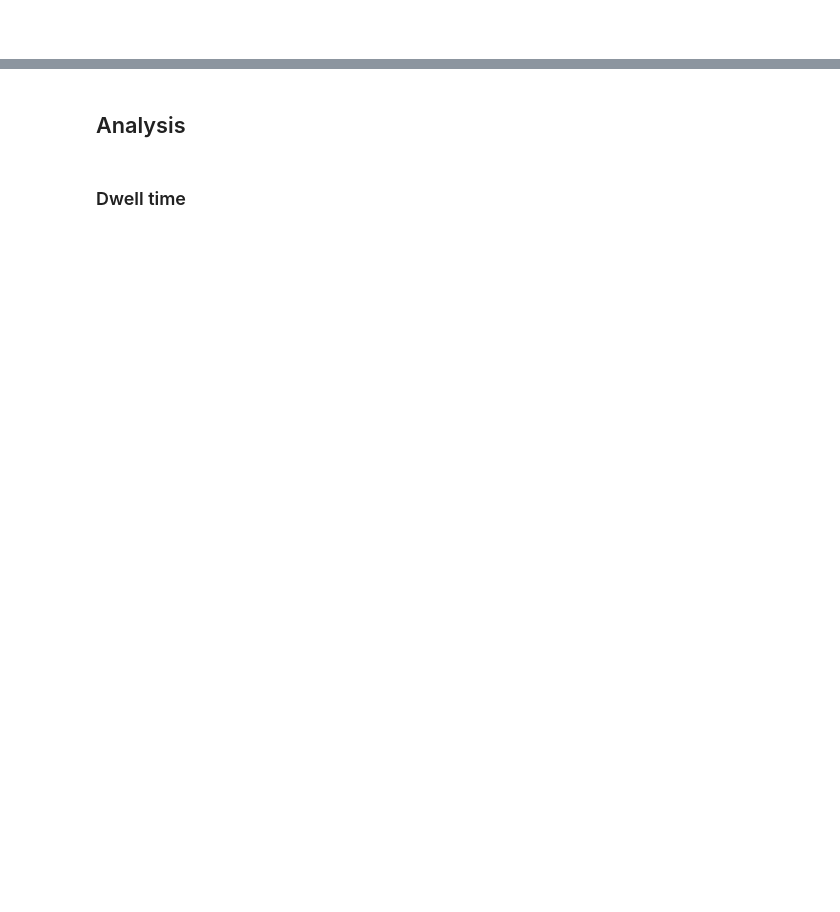
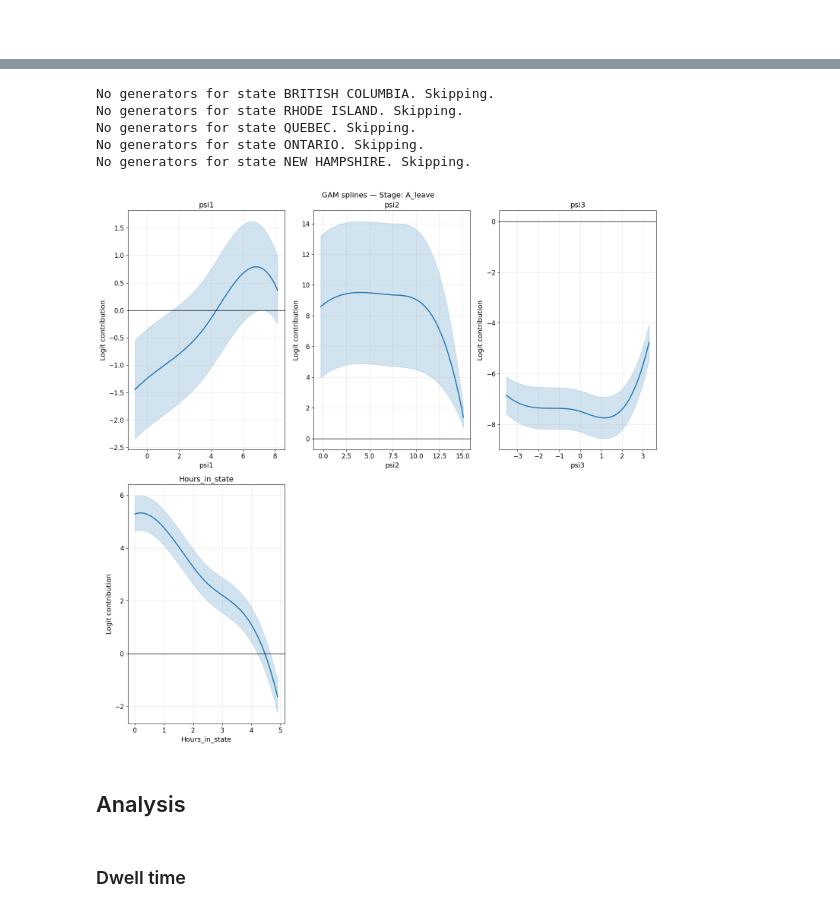
Before and after one commit to malo-lahogue/Generator-outage-probability, a Jupyter notebook: Notebooks/ARCHIVE/model_validation.ipynb, the cells around one changed output, grey strips where cells are left out. Cells and saved outputs as stored; diff of their text form; code cells hidden in the pictures; blank space fills up the shorter version.

```diff
--- a/Notebooks/model_validation.ipynb
+++ b/Notebooks/ARCHIVE/model_validation.ipynb
@@ -322,0 +449,30 @@ No probability dataframe found for state: NEW HAMPSHIRE, model: Naive
+# %%
+generator_per_state_new = {}
+for state, val in generators_per_state.items():
+    if val.empty:
+        print(f"No generators for state {state}. Skipping.")
+        continue
+    # val['Start_dwell_time'] = 1
+    res = val.apply(
+        lambda row: get_historical_initial_state_and_dwell_time(
+            row['UnitID'], row['Start_date'], start_state_2022_2023_df
+        ),
+        axis=1
+    )
+    val['Start_state'] = res['Start_state']
+    val['Start_dwell_time'] = res['Start_dwell_time'].fillna(1).astype(int)
+    generator_per_state_new[state] = val
+generators_per_state = generator_per_state_new
+# %% [output]
+No generators for state BRITISH COLUMBIA. Skipping.
+No generators for state RHODE ISLAND. Skipping.
+No generators for state QUEBEC. Skipping.
+No generators for state ONTARIO. Skipping.
+No generators for state NEW HAMPSHIRE. Skipping.
+# %%
+feat_data = SMC_meta['feature_cols'].copy()
+feat_data.remove('Hours_in_state')
+
+df_inputs = MC_model_general_results[['Datetime_UTC']+feat_data+['State']].copy()
+df_inputs.drop_duplicates(subset=['Datetime_UTC', 'State'], inplace=True)
+SMC_generation_inputs_by_state = {state: df_inputs.loc[df_inputs['State'] == state][['Datetime_UTC']+feat_data].copy().reset_index(drop=True) for state in df_inputs['State'].unique()}
@@ -322,0 +777,18 @@ No probability dataframe found for state: NEW HAMPSHIRE, model: Naive
+# %%
+for model_name, model in SMC_models.items():
+    l = len(scenarios_inputs_by_state.keys())
+    for i, state in enumerate(scenarios_inputs_by_state.keys()):
+        print(f"({model_name}) Processing {state} ({i+1}/{l})")
+        try:
+            covariates_inputs_df = SMC_generation_inputs_by_state[state]
+            if covariates_inputs_df.empty:
+                print(f"No covariate inputs for state: {state}, model: {model_name}. Skipping scenario generation for this state.")
+                continue
+            generators_data_df = generators_per_state[state]
+            prob_model = model[0]
+            scaler_region = model[1]
+            scenarios_per_gen = sample_SMC_scenarios_multiGener(covariates_inputs_df, generators_data_df, (prob_model, scaler_region), num_scenarios_per_gen=N)
+        except Exception as e:
+            print(f"Error processing state {state}: {e}")
+        generated_scenarios_by_state[model_name][state] = scenarios_per_gen
+        # scens_SMC[state] = scenarios_per_gen
@@ -323,3 +872,7 @@ No probability dataframe found for state: NEW HAMPSHIRE, model: Naive
+# %%
+plot_gam_splines_for_region(SMC_model, 'A_leave', SMC_meta['feature_cols'], n_cols=3, figsize=(15, 15), with_confidence=True)
+# %% [output]
+[figure, added]
 # %% [markdown]
 ## Analysis
 # %% [markdown]
```
Also changed, not shown: parts of 37 cells of this notebook, 19 other files.
